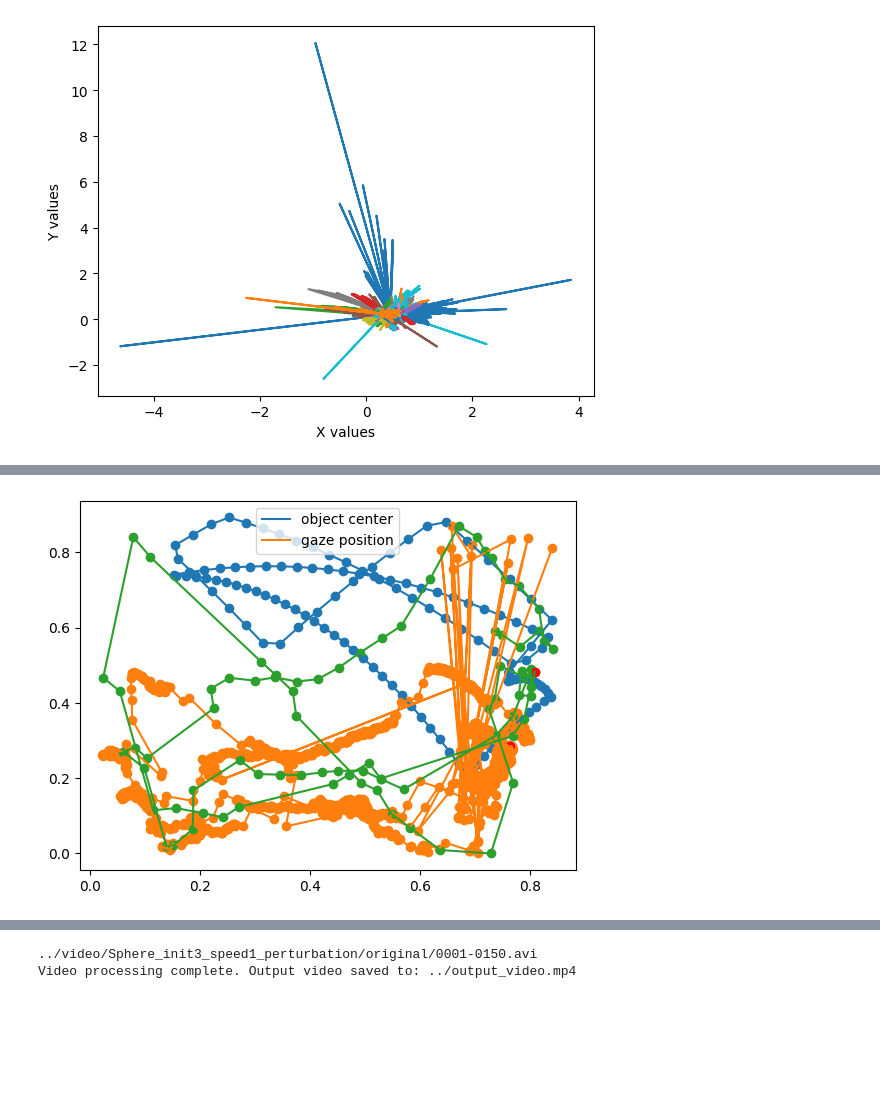
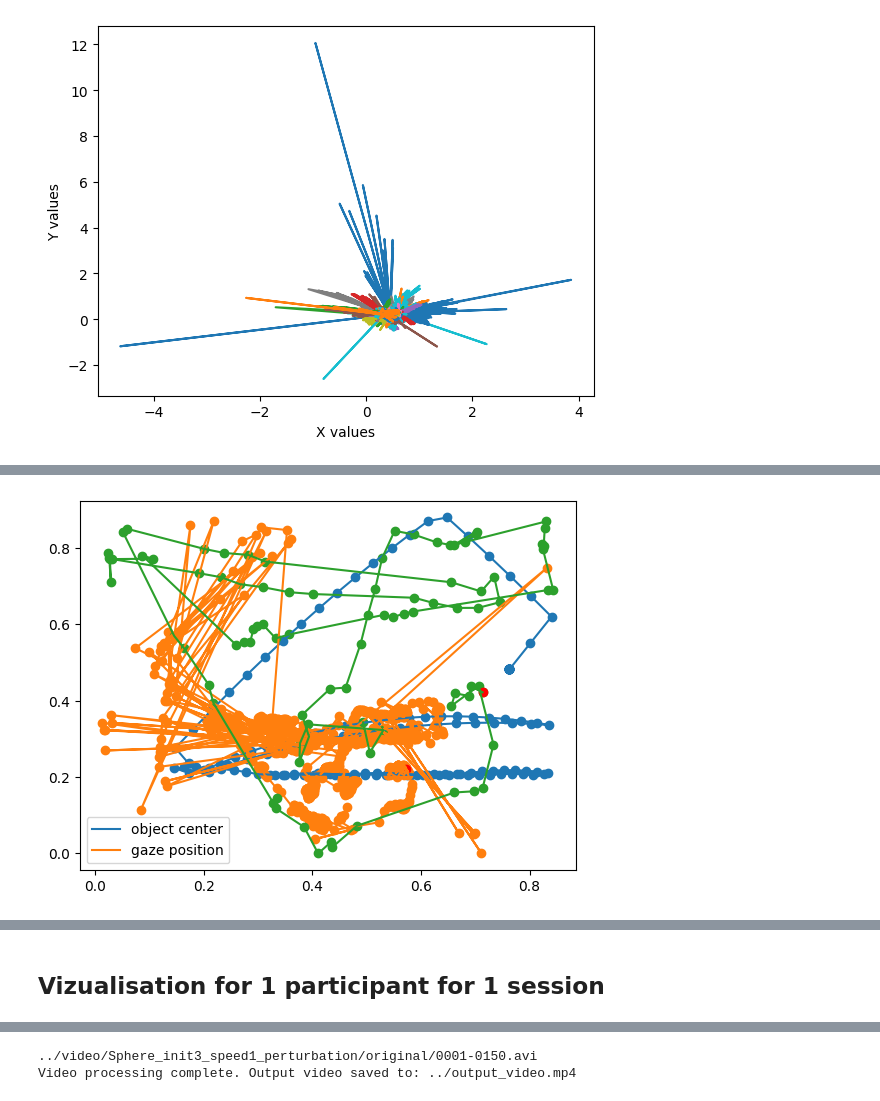
Before and after one commit to QuentinPerret/PFE-EyeTracking, a Jupyter notebook: notebooks/data_analyzer.ipynb, the cells around one changed output, grey strips where cells are left out. Drawn from its saved outputs; the diff is of its cells as text; code cells hidden in the pictures; blank space fills up the shorter version.

Commit message:
add session visualization

```diff
--- a/notebooks/data_analyzer.ipynb
+++ b/notebooks/data_analyzer.ipynb
@@ -76,27 +76,27 @@ data.head()
 | 3 | ../video/Sphere_init3_speed1/delt... | 188563 | 0 | 22.683611 | 29.166660 | 3 | 0 | 2 | [0.5856729326233265, 0.5865108178... | ... |
 | 4 | ../video/Sphere_init2_speed1_pert... | 188563 | 0 | 30.300306 | 36.783160 | 2 | 1 | 0 | [0.2663852177642082, 0.1802998259... | ... |
 # %%
-i = 8
+i = 10
 df = data.iloc[i]
 t = np.array(objectCenter[objectCenter['videoPath'] == df.videos]['objectCenter'].tolist())[0]
 xo , yo = t[:,0] , t[:,1]
 plt.scatter(xo,1-yo)
 plt.plot(xo,1-yo, label = "object center")
 xg , yg  = np.array(df.pos_x) , np.array(df.pos_y)
 xmin = xg.min()
 xmax = xg.max()
 xg = (xg - xmin + 0.011) / ((xmax-xmin) *1.22 )
 
 ymax = yg.min()
 ymin = yg.max()
 yg = (yg - ymin) / ((ymax-ymin) *1.15)
 plt.scatter(xg,yg)
 plt.scatter(xg[0],yg[0],color='red')
 plt.plot(xg,yg , label= "gaze position")
 plt.legend()
 show_fixations(df)
 # %% [output]
-[figure, old version]
+[figure, new version]
 # %%
 data['dist'] = data.apply(lambda x : get_relative_distance_from_gravity_center(x),axis  = 1)
 data.head(-1)
@@ -114,5 +114,7 @@ data.head(-1)
 | 71 | ../video/Sphere_init3_speed1_pert... | 188563 | 2 | 533.749647 | 540.249436 | 3 | 1 | 2 | [0.5773182577523277, 0.5770410086... | ... |
 | 72 | ../video/Sphere_init4_speed1_pert... | 188563 | 2 | 541.366243 | 547.849435 | 4 | 1 | 0 | [0.431598978117414, 0.58014623662... | ... |
 71 rows × 13 columns
+# %% [markdown]
+## Vizualisation for 1 participant for 1 session
 # %%
 time = np.linspace(0,6.25,150)
```
Also changed, not shown: parts of 4 cells of this notebook, 1 other file.
